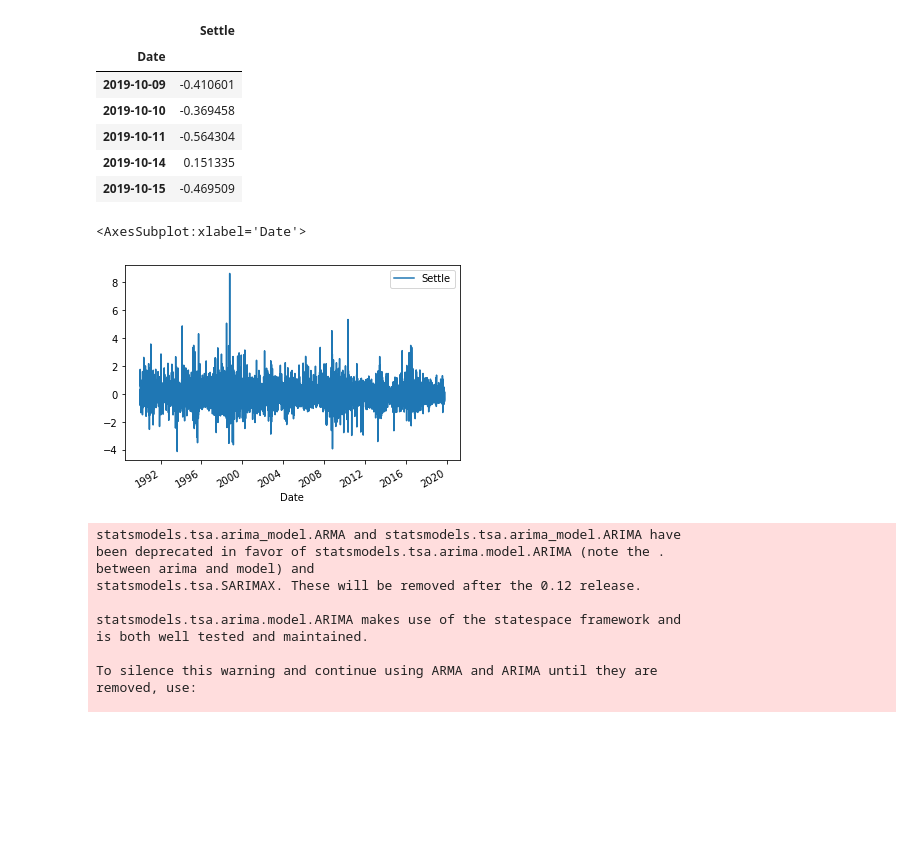
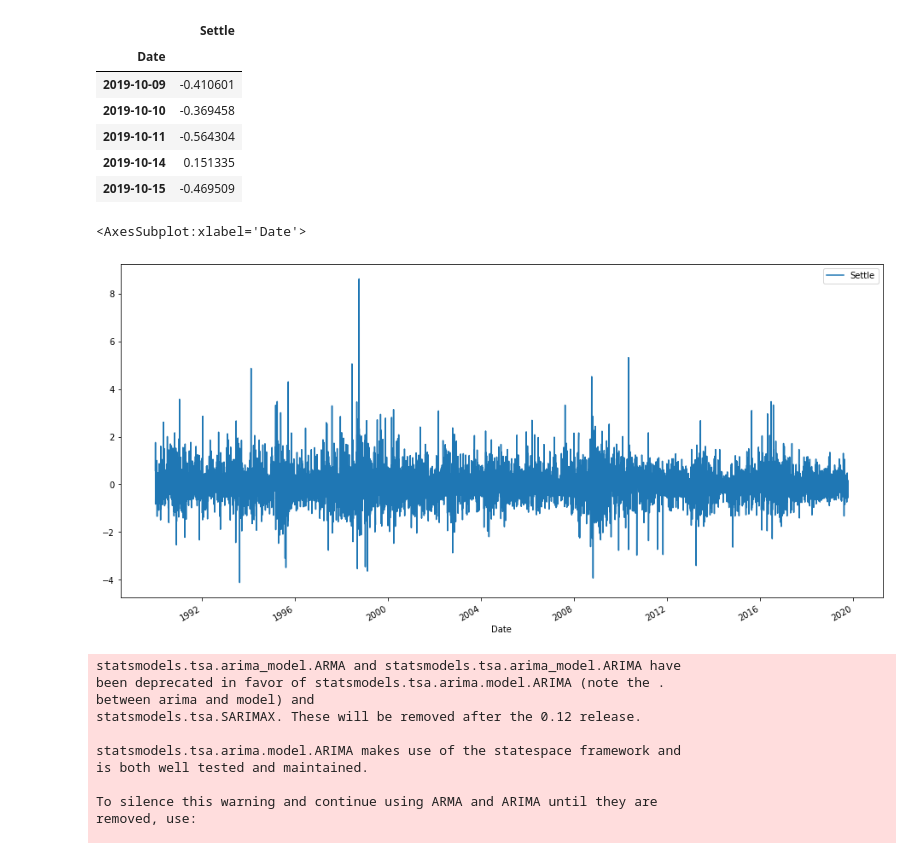
Before and after one commit to mmfsb/Time_Series_HW, a Jupyter notebook: Starter_Code/time_series_analysis.ipynb, the cells around one changed output. Saved outputs shown, nothing was run; the diff lists cells and outputs as text; code cells hidden in the pictures; blank space fills up the shorter version.

```diff
--- a/Starter_Code/time_series_analysis.ipynb
+++ b/Starter_Code/time_series_analysis.ipynb
@@ -123,10 +123,10 @@ returns.tail()
 | 2019-10-15 | -0.469509 |
 # %%
 # Stationarity seen
-returns.plot()
+returns.plot(figsize=(16,8))
 # %% [output]
 <AxesSubplot:xlabel='Date'>
-[figure, old version]
+[figure, new version]
 # %%
 import statsmodels.api as sm
 
```
Also changed, not shown: parts of 8 cells of this notebook.
